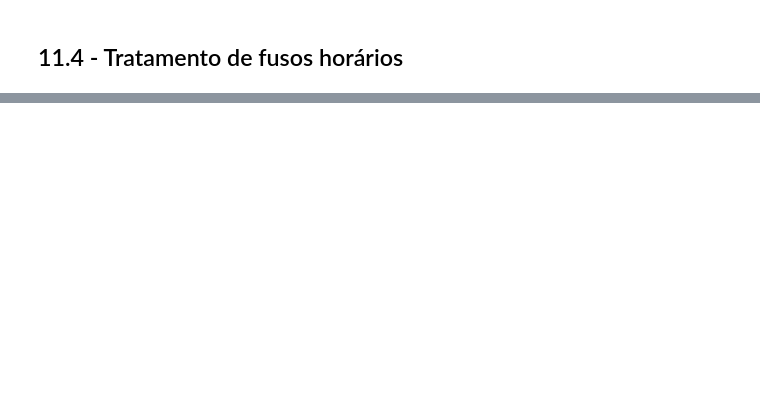
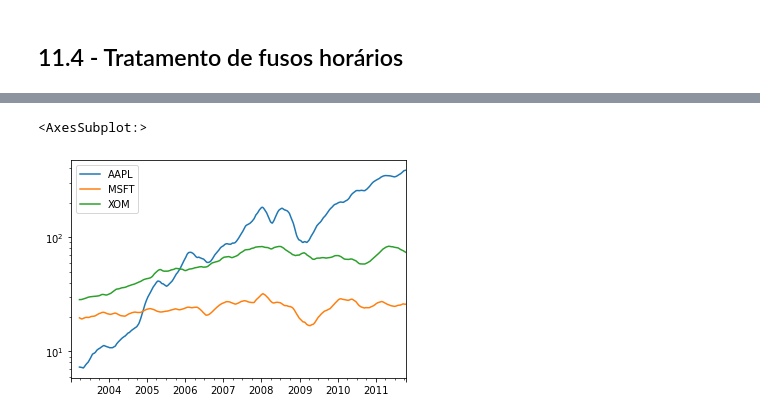
Before and after one commit to saulorcj/anotacoes, a Jupyter notebook: analise de dados/cap11.ipynb, the cells around one changed output, grey strips where cells are left out. Saved outputs shown, nothing was run; the diff lists cells and outputs as text; code cells hidden in the pictures; blank space fills up the shorter version.

```diff
--- a/analise de dados/cap11.ipynb
+++ b/analise de dados/cap11.ipynb
@@ -542,0 +1239,5 @@ Freq: M, dtype: float64
+# %%
+close_px.rolling(60).mean().plot(logy=True)
+# %% [output]
+<AxesSubplot:>
+[figure, added]
```
Also changed, not shown: parts of 141 cells of this notebook.
